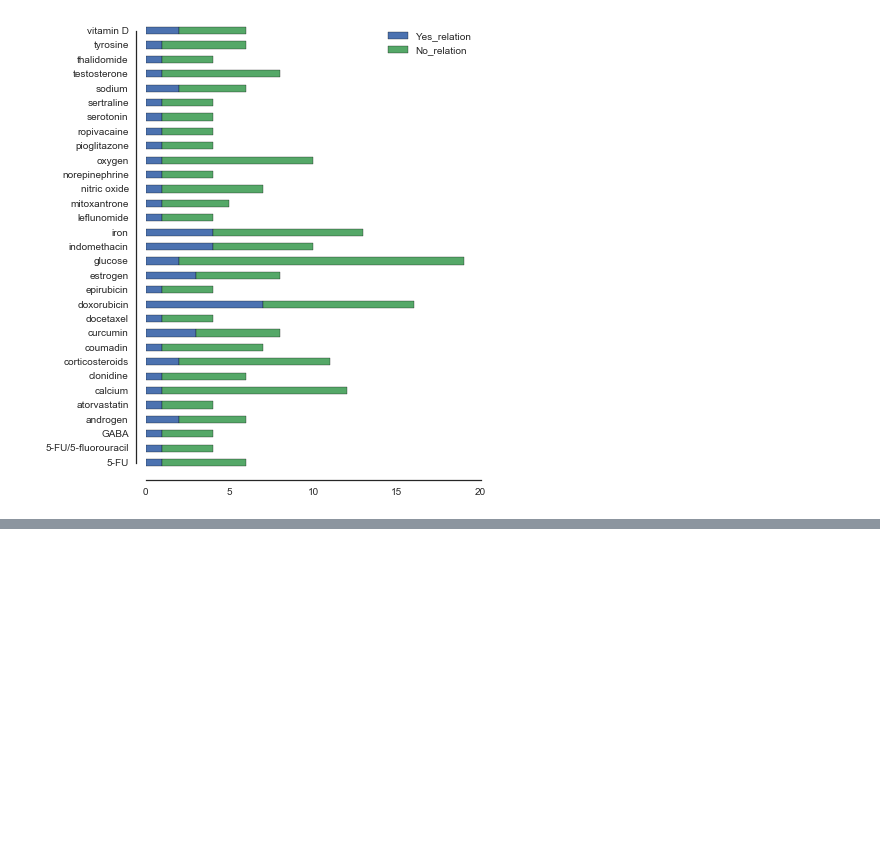
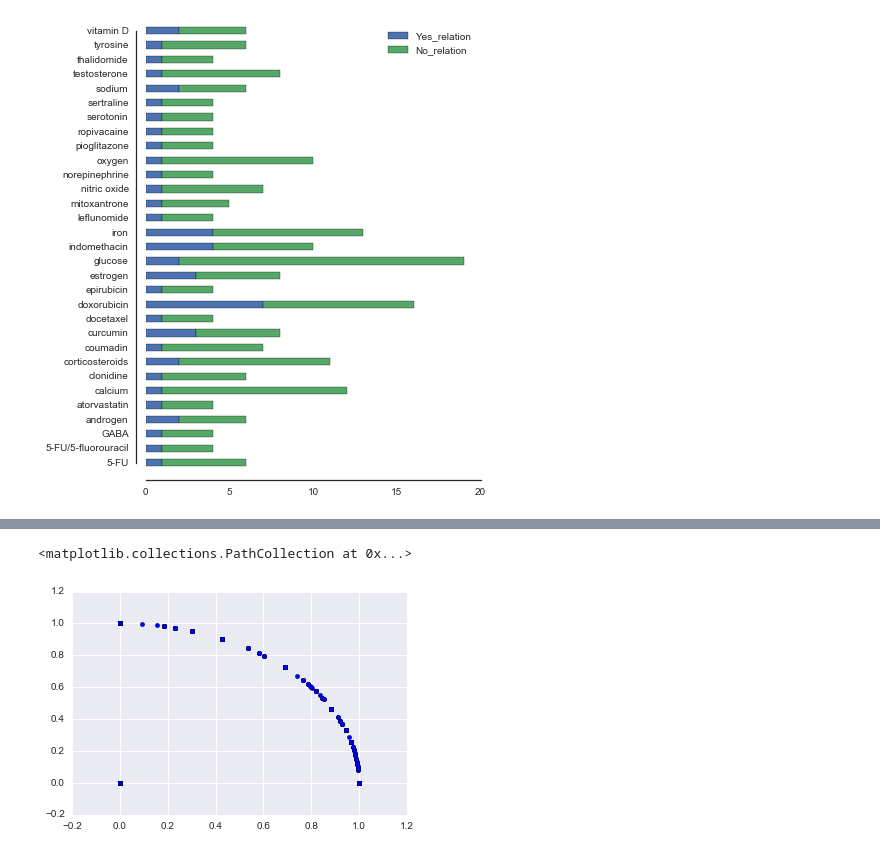
Before and after one commit to theresacervantes/Chemicals_and_diseases, a Jupyter notebook: Untitled.ipynb, the cells around one changed output, grey strips where cells are left out. Drawn from its saved outputs; the diff is of its cells as text; code cells hidden in the pictures; blank space fills up the shorter version.

```diff
--- a/Untitled.ipynb
+++ b/Untitled.ipynb
@@ -86,0 +161,5 @@ sbs.despine(offset=10, trim=True)
+# %%
+plt.scatter(X[:,0], X[:, 1])
+# %% [output]
+<matplotlib.collections.PathCollection at 0x...>
+[figure, added]
```
Also changed, not shown: parts of 32 cells of this notebook, 1 other file.
